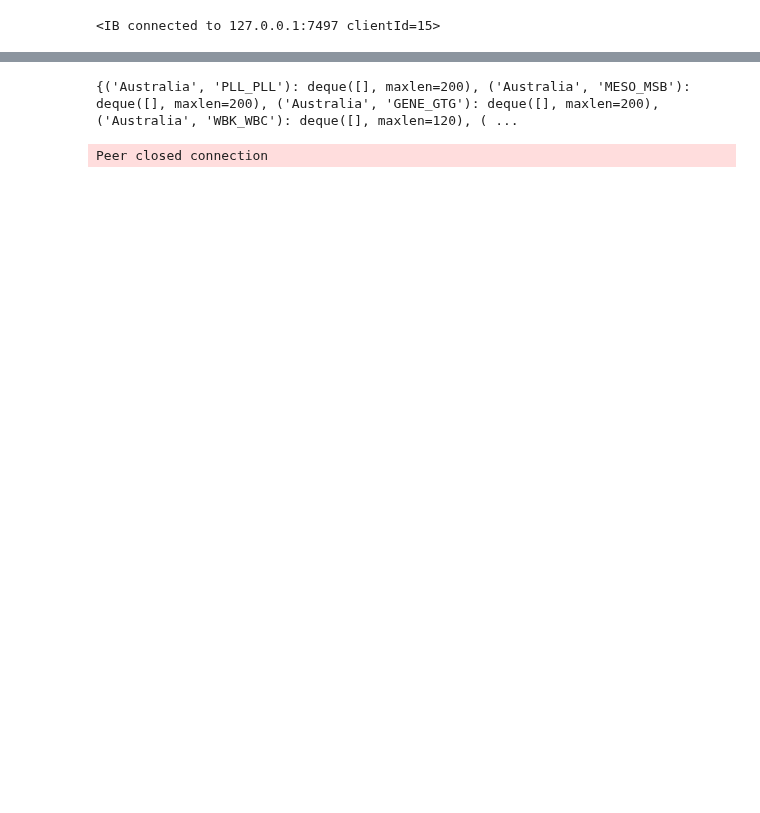
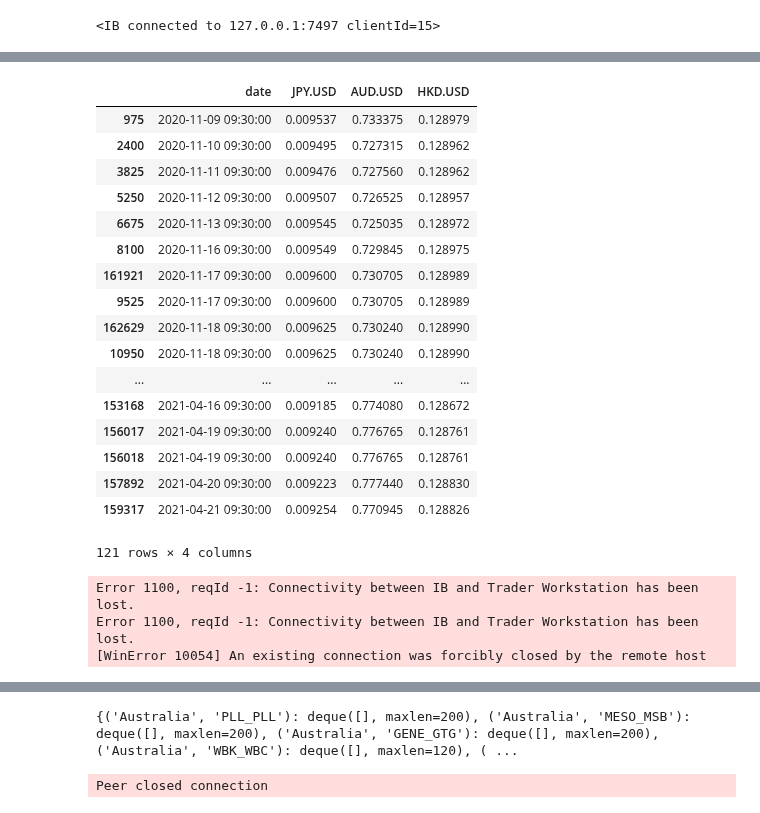
Before and after one commit to jh-lor/ADRPairsTrading, a Jupyter notebook: Live Trading Implementation-lor.ipynb, the cells around one changed output, grey strips where cells are left out. Cells and saved outputs as stored; diff of their text form; code cells hidden in the pictures; blank space fills up the shorter version.

Commit message:
touched up forex

```diff
--- a/Live Trading Implementation-lor.ipynb
+++ b/Live Trading Implementation-lor.ipynb
@@ -232,5 +227,32 @@ df_forex initialized
 # %%
 save_forex()
+# %%
+df_forex[[(date_time.time() == time(9,30)) for date_time in df_forex["date"]]]
+# %% [output]
+|  | date | JPY.USD | AUD.USD | HKD.USD |
+| 975 | 2020-11-09 09:30:00 | 0.009537 | 0.733375 | 0.128979 |
+| 2400 | 2020-11-10 09:30:00 | 0.009495 | 0.727315 | 0.128962 |
+| 3825 | 2020-11-11 09:30:00 | 0.009476 | 0.727560 | 0.128962 |
+| 5250 | 2020-11-12 09:30:00 | 0.009507 | 0.726525 | 0.128957 |
+| 6675 | 2020-11-13 09:30:00 | 0.009545 | 0.725035 | 0.128972 |
+| 8100 | 2020-11-16 09:30:00 | 0.009549 | 0.729845 | 0.128975 |
+| 161921 | 2020-11-17 09:30:00 | 0.009600 | 0.730705 | 0.128989 |
+| 9525 | 2020-11-17 09:30:00 | 0.009600 | 0.730705 | 0.128989 |
+| 162629 | 2020-11-18 09:30:00 | 0.009625 | 0.730240 | 0.128990 |
+| 10950 | 2020-11-18 09:30:00 | 0.009625 | 0.730240 | 0.128990 |
+| ... | ... | ... | ... | ... |
+| 153168 | 2021-04-16 09:30:00 | 0.009185 | 0.774080 | 0.128672 |
+| 156017 | 2021-04-19 09:30:00 | 0.009240 | 0.776765 | 0.128761 |
+| 156018 | 2021-04-19 09:30:00 | 0.009240 | 0.776765 | 0.128761 |
+| 157892 | 2021-04-20 09:30:00 | 0.009223 | 0.777440 | 0.128830 |
+| 159317 | 2021-04-21 09:30:00 | 0.009254 | 0.770945 | 0.128826 |
+121 rows × 4 columns
+# %%
+save_forex()
+# %% [output]
+Error 1100, reqId -1: Connectivity between IB and Trader Workstation has been lost.
+Error 1100, reqId -1: Connectivity between IB and Trader Workstation has been lost.
+[WinError 10054] An existing connection was forcibly closed by the remote host
 # %%
 df_forex = df_forex.sort_values("date")
 # %%
```
Also changed, not shown: parts of 9 cells of this notebook, 1 other file.
